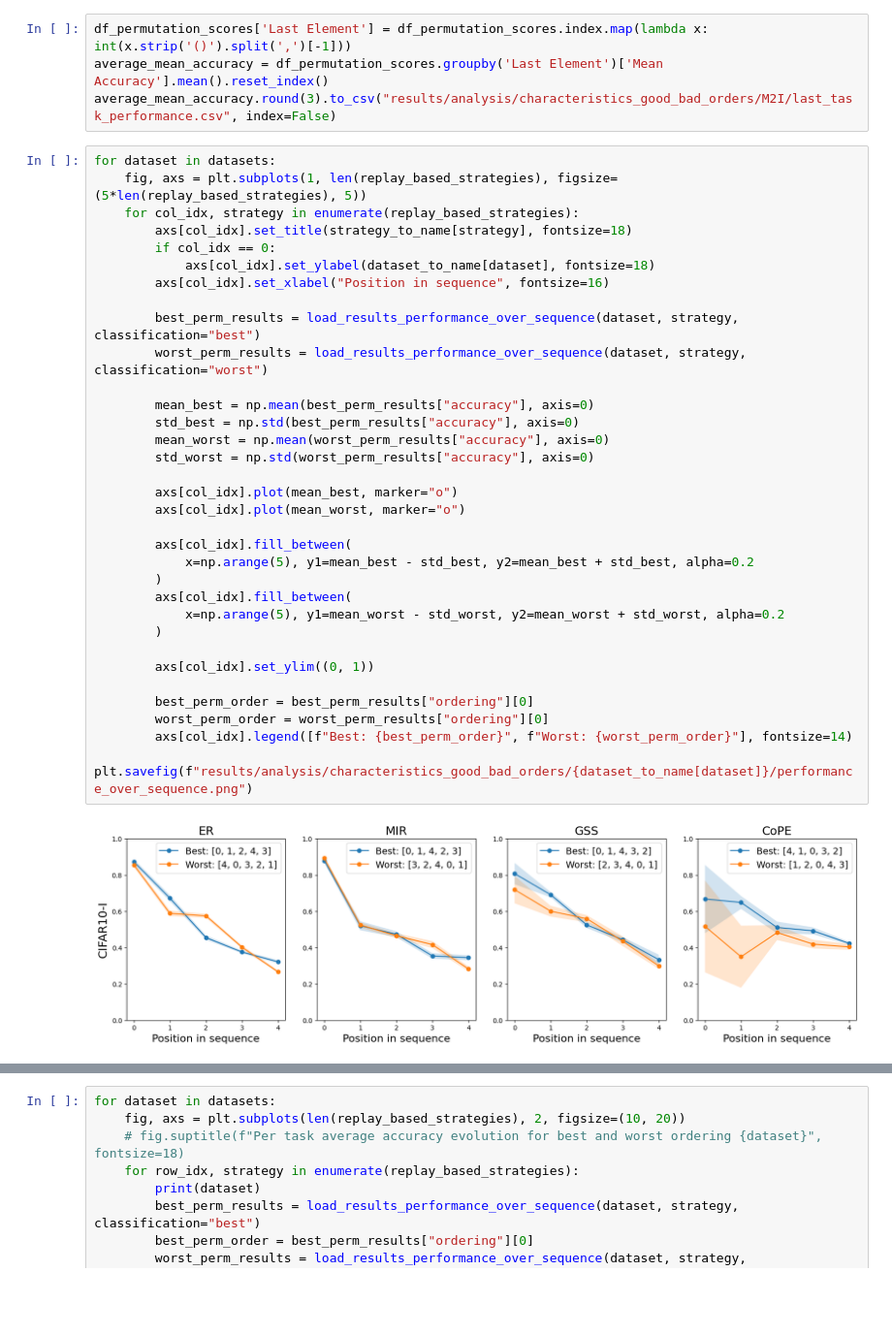
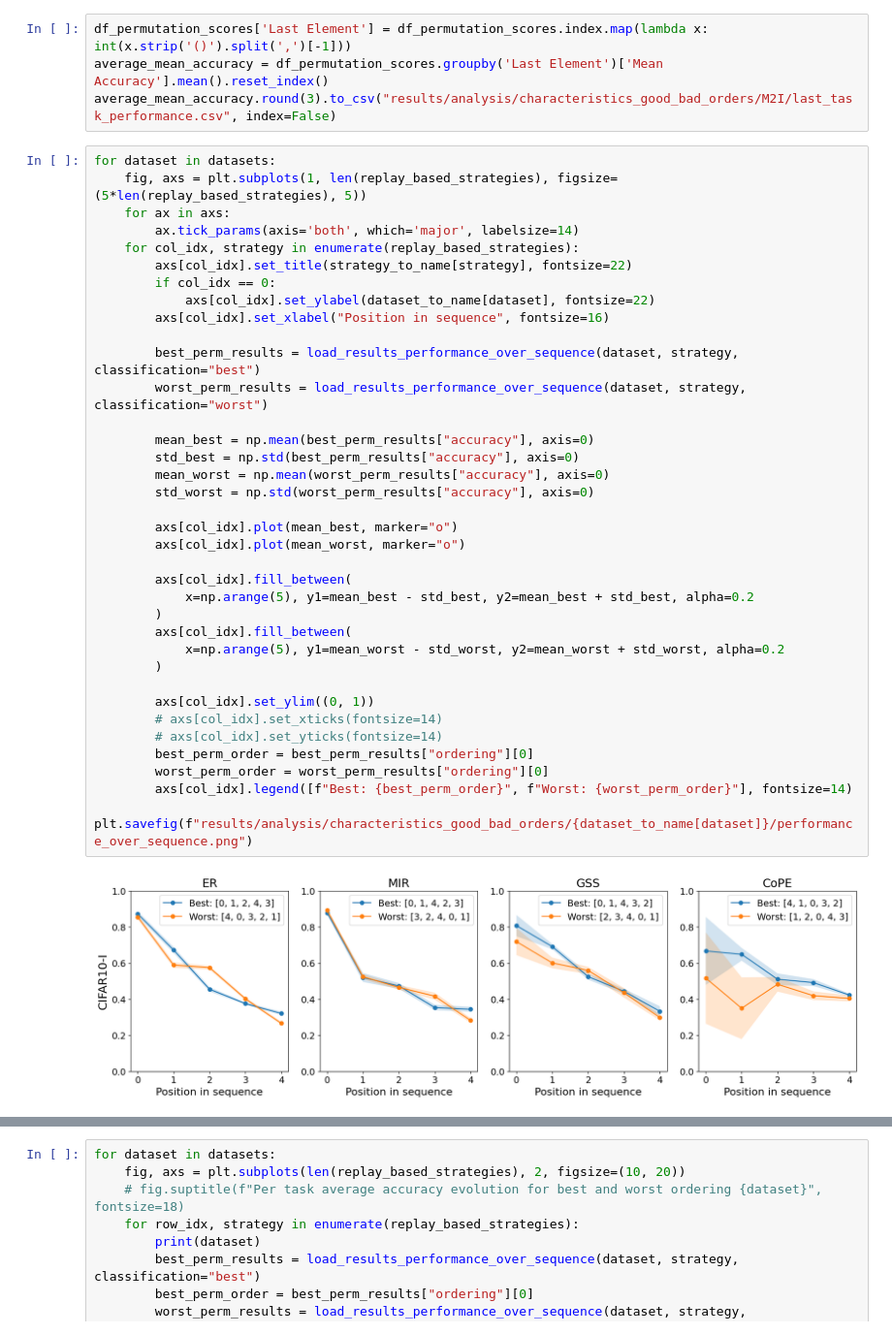
Before and after one commit to CoenSchouten01/Effect-of-task-order-in-online-class-incremental-learning, a Jupyter notebook: experiments_analysis.ipynb, the cells around one changed output, grey strips where cells are left out. Shown at 97% size. Drawn from its saved outputs; the diff is of its cells as text; blank space fills up the shorter version.

Commit message:
update plot legibility

```diff
--- a/experiments_analysis.ipynb
+++ b/experiments_analysis.ipynb
@@ -608,35 +608,38 @@ average_mean_accuracy.round(3).to_csv("results/analysis/characteristics_good_bad
 # %%
 for dataset in datasets:
     fig, axs = plt.subplots(1, len(replay_based_strategies), figsize=(5*len(replay_based_strategies), 5))
+    for ax in axs:
+        ax.tick_params(axis='both', which='major', labelsize=14)
     for col_idx, strategy in enumerate(replay_based_strategies):
-        axs[col_idx].set_title(strategy_to_name[strategy], fontsize=18)
+        axs[col_idx].set_title(strategy_to_name[strategy], fontsize=22)
         if col_idx == 0:
-            axs[col_idx].set_ylabel(dataset_to_name[dataset], fontsize=18)
+            axs[col_idx].set_ylabel(dataset_to_name[dataset], fontsize=22)
         axs[col_idx].set_xlabel("Position in sequence", fontsize=16)
 
         best_perm_results = load_results_performance_over_sequence(dataset, strategy, classification="best")
         worst_perm_results = load_results_performance_over_sequence(dataset, strategy, classification="worst")
 
         mean_best = np.mean(best_perm_results["accuracy"], axis=0)
         std_best = np.std(best_perm_results["accuracy"], axis=0)
         mean_worst = np.mean(worst_perm_results["accuracy"], axis=0)
         std_worst = np.std(worst_perm_results["accuracy"], axis=0)
 
         axs[col_idx].plot(mean_best, marker="o")
         axs[col_idx].plot(mean_worst, marker="o")
 
         axs[col_idx].fill_between(
             x=np.arange(5), y1=mean_best - std_best, y2=mean_best + std_best, alpha=0.2
         )
         axs[col_idx].fill_between(
             x=np.arange(5), y1=mean_worst - std_worst, y2=mean_worst + std_worst, alpha=0.2
         )
 
         axs[col_idx].set_ylim((0, 1))
-
+        # axs[col_idx].set_xticks(fontsize=14)
+        # axs[col_idx].set_yticks(fontsize=14)
         best_perm_order = best_perm_results["ordering"][0]
         worst_perm_order = worst_perm_results["ordering"][0]
         axs[col_idx].legend([f"Best: {best_perm_order}", f"Worst: {worst_perm_order}"], fontsize=14)
     plt.savefig(f"results/analysis/characteristics_good_bad_orders/{dataset_to_name[dataset]}/performance_over_sequence.png")
 # %% [output]
-[figure, old version]
+[figure, new version]
```
Also changed, not shown: parts of 1 cell of this notebook, 5 other files.
